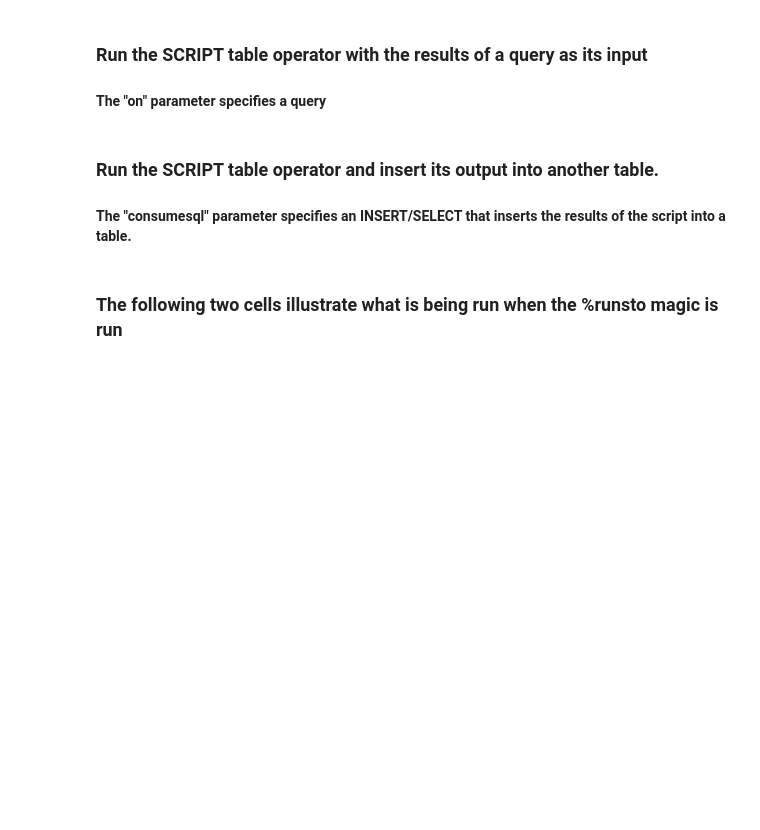
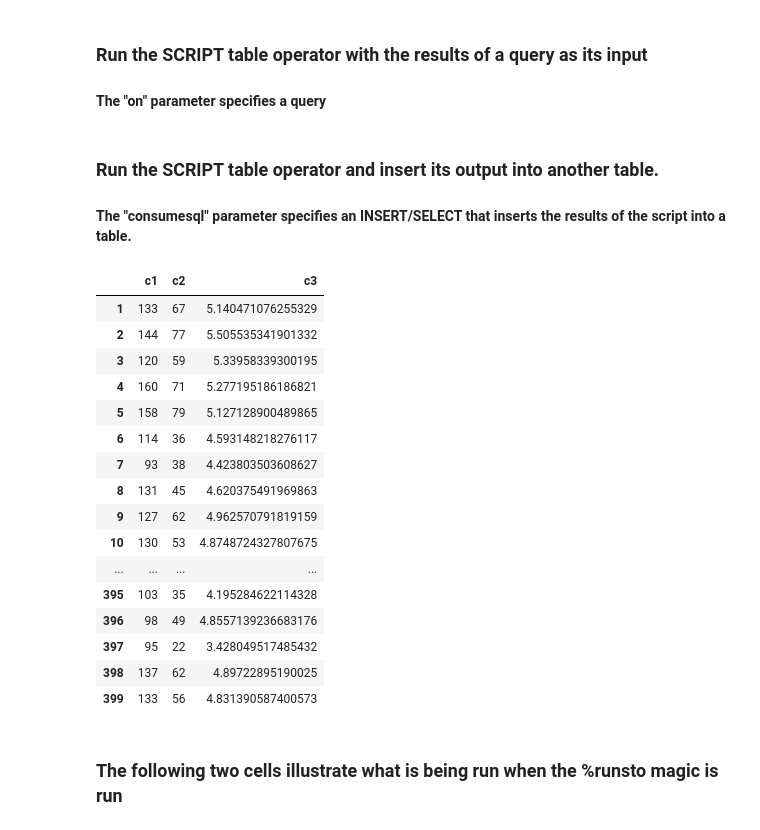
Before and after one commit to Teradata/jupyterextensions, a Jupyter notebook: notebooks/sql/ScriptTableOperatorSample.ipynb, the cells around one changed output. Cells and saved outputs as stored; diff of their text form; code cells hidden in the pictures; blank space fills up the shorter version.

```diff
--- a/notebooks/sql/ScriptTableOperatorSample.ipynb
+++ b/notebooks/sql/ScriptTableOperatorSample.ipynb
@@ -311,7 +351,25 @@ on=ex2tblshort,
 returns = "oc1 VARCHAR(10), oc2 VARCHAR(10), oc3 VARCHAR(50)",
 filename=stoTest.py
 # %%
-SELECT * FROM stodemo.STAGE;
+SELECT * FROM ${STODemoUserName}.STAGE;
+# %% [output]
+|  | c1 | c2 | c3 |
+| 1 | 133 | 67 | 5.140471076255329 |
+| 2 | 144 | 77 | 5.505535341901332 |
+| 3 | 120 | 59 | 5.33958339300195 |
+| 4 | 160 | 71 | 5.277195186186821 |
+| 5 | 158 | 79 | 5.127128900489865 |
+| 6 | 114 | 36 | 4.593148218276117 |
+| 7 | 93 | 38 | 4.423803503608627 |
+| 8 | 131 | 45 | 4.620375491969863 |
+| 9 | 127 | 62 | 4.962570791819159 |
+| 10 | 130 | 53 | 4.8748724327807675 |
+| ... | ... | ... | ... |
+| 395 | 103 | 35 | 4.195284622114328 |
+| 396 | 98 | 49 | 4.8557139236683176 |
+| 397 | 95 | 22 | 3.428049517485432 |
+| 398 | 137 | 62 | 4.89722895190025 |
+| 399 | 133 | 56 | 4.831390587400573 |
 # %% [markdown]
 ### The following two cells illustrate what is being run when the %runsto magic is run
 # %%
```
Also changed, not shown: parts of 22 cells of this notebook, 4 other files.
